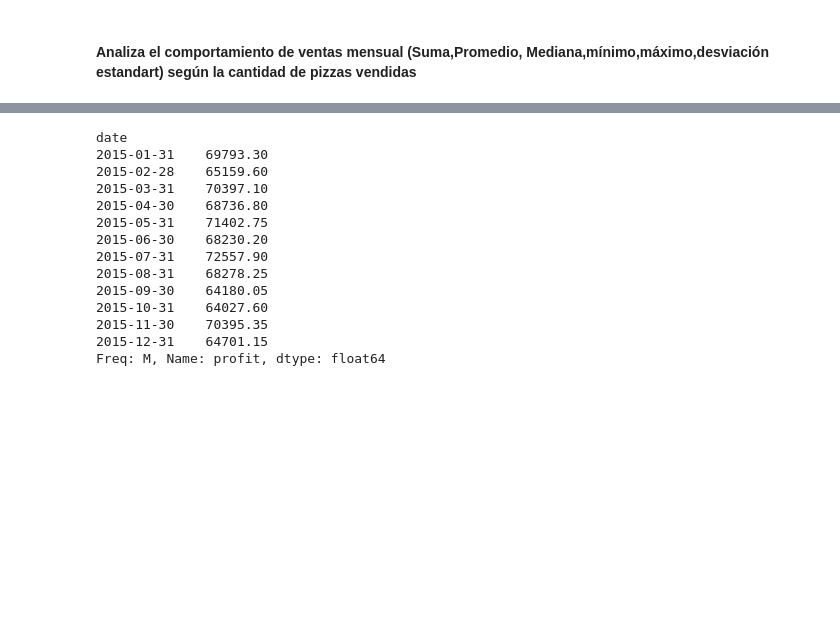
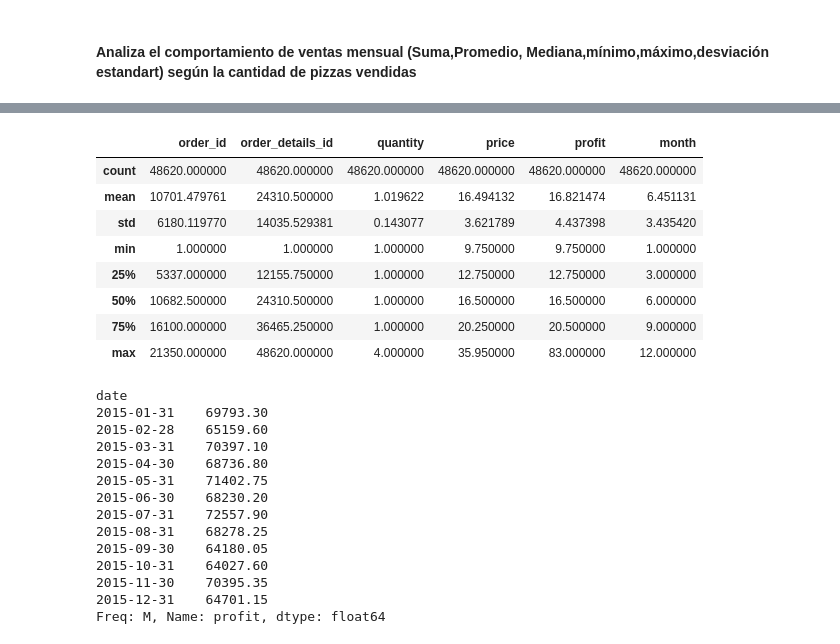
Before and after one commit to pablonunez81/ucom_intro_prog_final_work, a Jupyter notebook: M1_Trabajo_Final_pnunez_bbenitez.ipynb, the cells around one changed output, grey strips where cells are left out. Drawn from its saved outputs; the diff is of its cells as text; code cells hidden in the pictures; blank space fills up the shorter version.

```diff
--- a/M1_Trabajo_Final_pnunez_bbenitez.ipynb
+++ b/M1_Trabajo_Final_pnunez_bbenitez.ipynb
@@ -546,3 +551,15 @@ Name: profit, dtype: float64
+# %%
+merge_orders_x_pizzas.describe()
+# %% [output]
+|  | order_id | order_details_id | quantity | price | profit | month |
+| count | 48620.000000 | 48620.000000 | 48620.000000 | 48620.000000 | 48620.000000 | 48620.000000 |
+| mean | 10701.479761 | 24310.500000 | 1.019622 | 16.494132 | 16.821474 | 6.451131 |
+| std | 6180.119770 | 14035.529381 | 0.143077 | 3.621789 | 4.437398 | 3.435420 |
+| min | 1.000000 | 1.000000 | 1.000000 | 9.750000 | 9.750000 | 1.000000 |
+| 25% | 5337.000000 | 12155.750000 | 1.000000 | 12.750000 | 12.750000 | 3.000000 |
+| 50% | 10682.500000 | 24310.500000 | 1.000000 | 16.500000 | 16.500000 | 6.000000 |
+| 75% | 16100.000000 | 36465.250000 | 1.000000 | 20.250000 | 20.500000 | 9.000000 |
+| max | 21350.000000 | 48620.000000 | 4.000000 | 35.950000 | 83.000000 | 12.000000 |
 # %%
 merge_orders_x_pizzas.resample('M')['profit'].sum()
 # %% [output]
```
Also changed, not shown: parts of 7 cells of this notebook.
